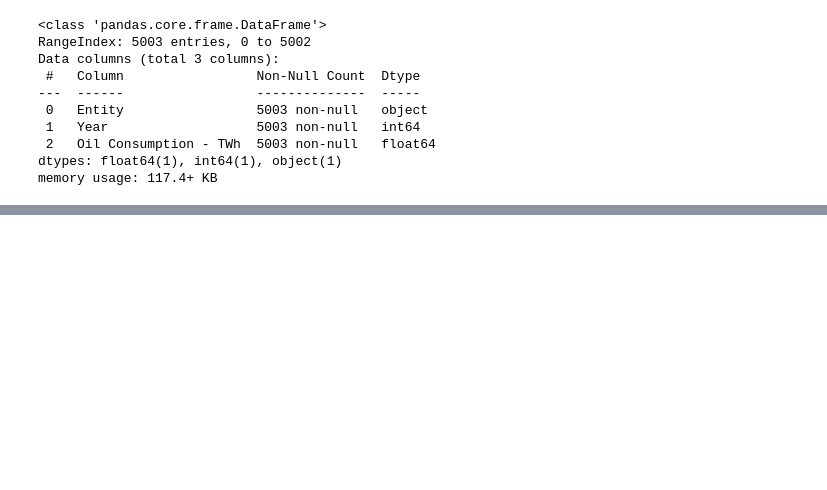
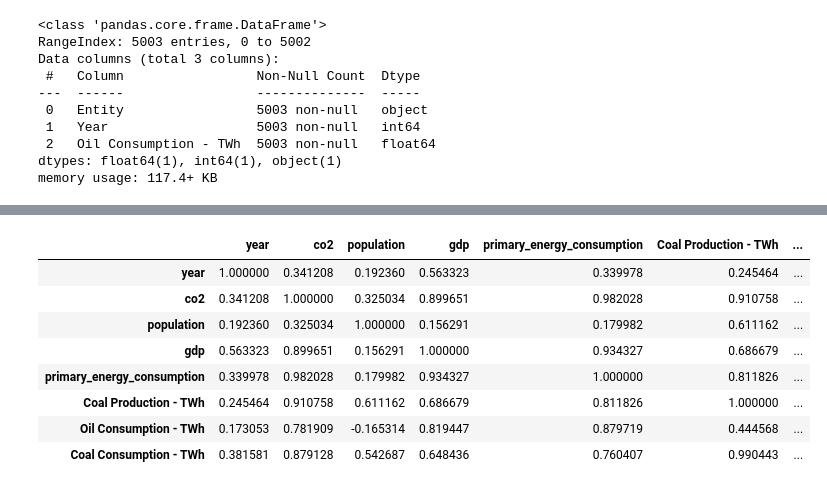
Before and after one commit to mattryczek/CIS-435-Project, a Jupyter notebook: Project EDA.ipynb, the cells around one changed output, grey strips where cells are left out. Saved outputs shown, nothing was run; the diff lists cells and outputs as text; code cells hidden in the pictures; blank space fills up the shorter version.

```diff
--- a/Project EDA.ipynb
+++ b/Project EDA.ipynb
@@ -320,0 +472,13 @@ final.to_csv('dataset.csv', index=False)
+# %%
+cm = plot_em.corr()
+cm
+# %% [output]
+|  | year | co2 | population | gdp | primary_energy_consumption | Coal Production - TWh | ... |
+| year | 1.000000 | 0.341208 | 0.192360 | 0.563323 | 0.339978 | 0.245464 | ... |
+| co2 | 0.341208 | 1.000000 | 0.325034 | 0.899651 | 0.982028 | 0.910758 | ... |
+| population | 0.192360 | 0.325034 | 1.000000 | 0.156291 | 0.179982 | 0.611162 | ... |
+| gdp | 0.563323 | 0.899651 | 0.156291 | 1.000000 | 0.934327 | 0.686679 | ... |
+| primary_energy_consumption | 0.339978 | 0.982028 | 0.179982 | 0.934327 | 1.000000 | 0.811826 | ... |
+| Coal Production - TWh | 0.245464 | 0.910758 | 0.611162 | 0.686679 | 0.811826 | 1.000000 | ... |
+| Oil Consumption - TWh | 0.173053 | 0.781909 | -0.165314 | 0.819447 | 0.879719 | 0.444568 | ... |
+| Coal Consumption - TWh | 0.381581 | 0.879128 | 0.542687 | 0.648436 | 0.760407 | 0.990443 | ... |
```
Also changed, not shown: parts of 22 cells of this notebook.
